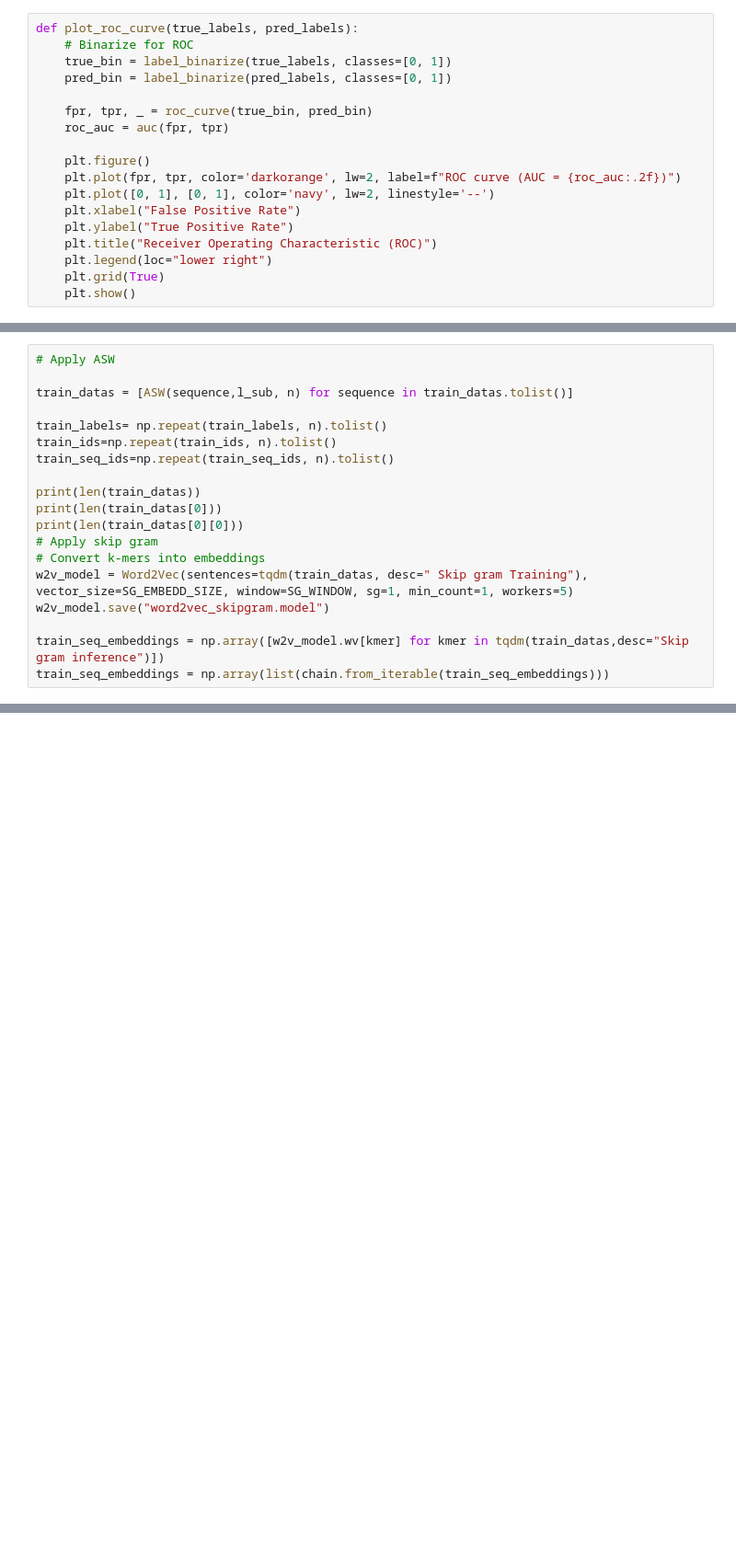
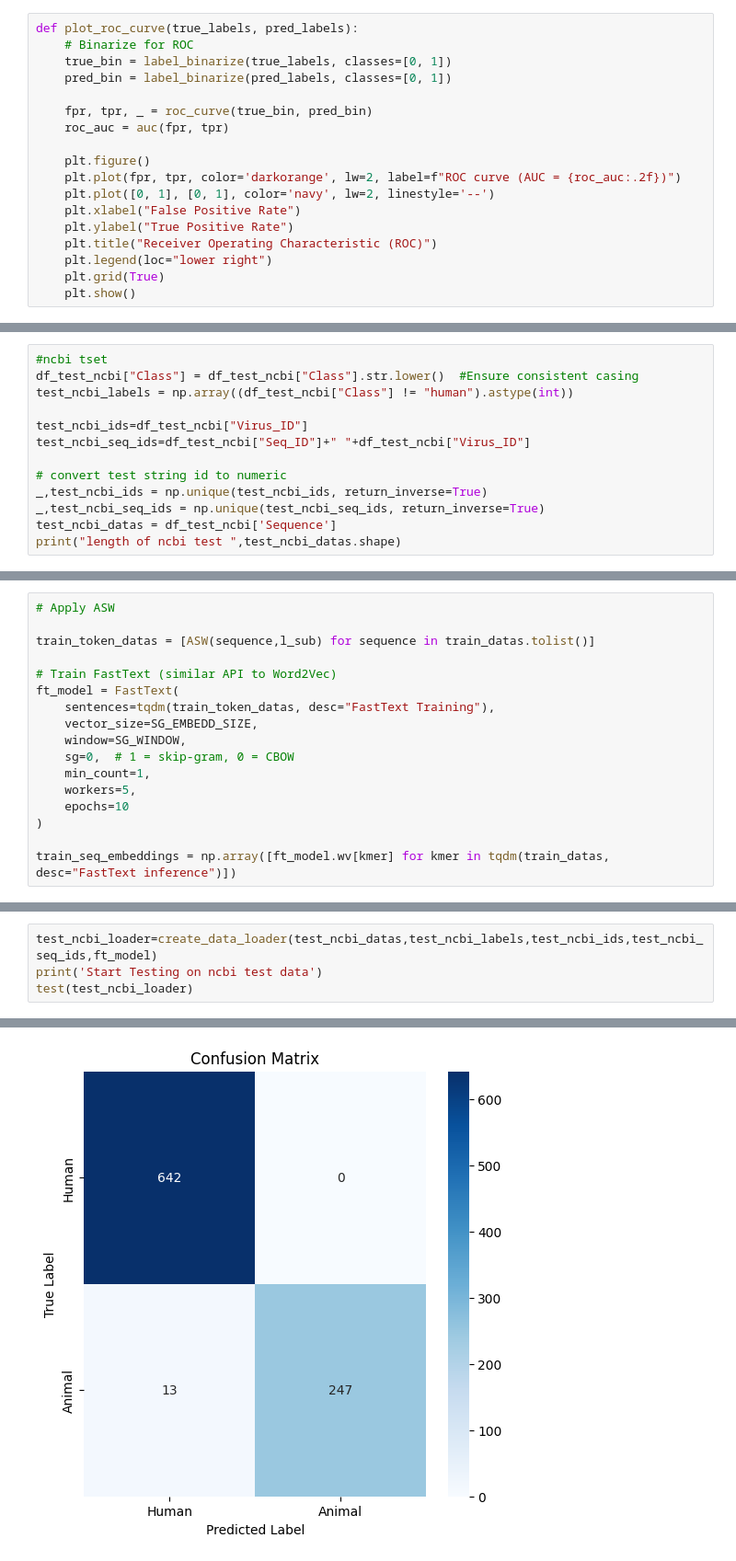
Before and after one commit to nesma-shafie/ViroAlert, a Jupyter notebook: att-mil-hostnet.ipynb, the cells around one changed output, grey strips where cells are left out. Shown at 92% size. Cells and saved outputs as stored; diff of their text form; blank space fills up the shorter version.

Commit message:
test on covid sequences

```diff
--- a/att-mil-hostnet.ipynb
+++ b/att-mil-hostnet.ipynb
@@ -448,0 +441,13 @@ gasaid_test_datas = df_gasaid['Sequence']
+# %%
+#ncbi tset
+df_test_ncbi["Class"] = df_test_ncbi["Class"].str.lower()  #Ensure consistent casing
+test_ncbi_labels = np.array((df_test_ncbi["Class"] != "human").astype(int))
+
+test_ncbi_ids=df_test_ncbi["Virus_ID"]
+test_ncbi_seq_ids=df_test_ncbi["Seq_ID"]+" "+df_test_ncbi["Virus_ID"]
+
+# convert test string id to numeric
+_,test_ncbi_ids = np.unique(test_ncbi_ids, return_inverse=True)
+_,test_ncbi_seq_ids = np.unique(test_ncbi_seq_ids, return_inverse=True)
+test_ncbi_datas = df_test_ncbi['Sequence']
+print("length of ncbi test ",test_ncbi_datas.shape)
@@ -491,19 +527,17 @@ INTERMIDIATE_DIM=512
 # %%
 # Apply ASW
 
-train_datas = [ASW(sequence,l_sub, n) for sequence in train_datas.tolist()]
+train_token_datas = [ASW(sequence,l_sub) for sequence in train_datas.tolist()]
 
-train_labels= np.repeat(train_labels, n).tolist()
-train_ids=np.repeat(train_ids, n).tolist()
-train_seq_ids=np.repeat(train_seq_ids, n).tolist()
+# Train FastText (similar API to Word2Vec)
+ft_model = FastText(
+    sentences=tqdm(train_token_datas, desc="FastText Training"),
+    vector_size=SG_EMBEDD_SIZE,
+    window=SG_WINDOW,
+    sg=0,  # 1 = skip-gram, 0 = CBOW
+    min_count=1,
+    workers=5,
+    epochs=10
+)
 
-print(len(train_datas))
-print(len(train_datas[0]))
-print(len(train_datas[0][0]))
-# Apply skip gram
-# Convert k-mers into embeddings
-w2v_model = Word2Vec(sentences=tqdm(train_datas, desc=" Skip gram Training"), vector_size=SG_EMBEDD_SIZE, window=SG_WINDOW, sg=1, min_count=1, workers=5)
-w2v_model.save("word2vec_skipgram.model")
-
-train_seq_embeddings = np.array([w2v_model.wv[kmer] for kmer in tqdm(train_datas,desc="Skip gram inference")])
-train_seq_embeddings = np.array(list(chain.from_iterable(train_seq_embeddings)))
+train_seq_embeddings = np.array([ft_model.wv[kmer] for kmer in tqdm(train_datas, desc="FastText inference")])
@@ -649,0 +595,5 @@ val_loader = DataLoader(val_mildataset, batch_size=32, shuffle=True,num_workers=
+# %%
+test_ncbi_loader=create_data_loader(test_ncbi_datas,test_ncbi_labels,test_ncbi_ids,test_ncbi_seq_ids,ft_model)
+print('Start Testing on ncbi test data')
+test(test_ncbi_loader)
+# %% [output]
@@ -649,0 +612 @@ val_loader = DataLoader(val_mildataset, batch_size=32, shuffle=True,num_workers=
+[figure, added]
```
Also changed, not shown: parts of 37 cells of this notebook.
